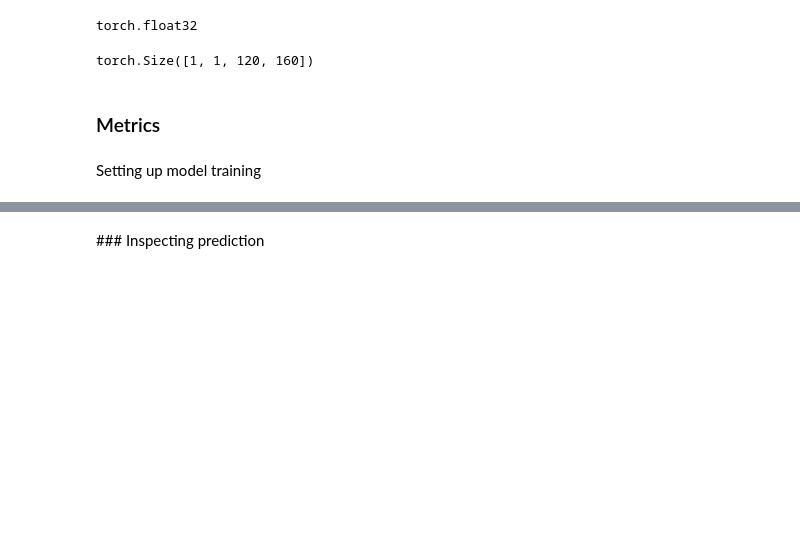
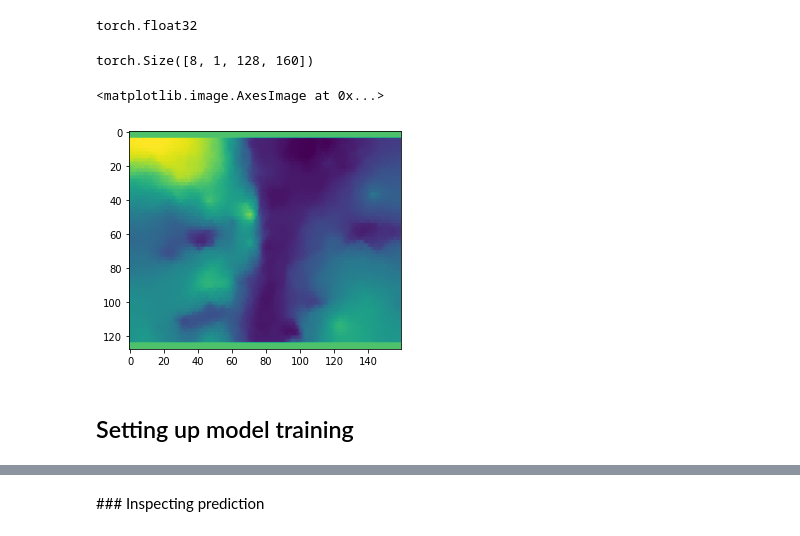
Before and after one commit to sofstef/tree-segmentation, a Jupyter notebook: notebooks/exploratory/2.0_ss_model.ipynb, the cells around one changed output, grey strips where cells are left out. Saved outputs shown, nothing was run; the diff lists cells and outputs as text; code cells hidden in the pictures; blank space fills up the shorter version.

```diff
--- a/notebooks/exploratory/2.0_ss_model.ipynb
+++ b/notebooks/exploratory/2.0_ss_model.ipynb
@@ -46,9 +58,12 @@ from src.evaluation import LogPredictionSamplesCallback
 # %%
 dm = TreeDataModule(
-    data_dir="data/debug_depth/",
-    target_dir="data/debug_segment/",
-    batch_size=1,
+    data_dir="data/train/samples/",
+    target_dir="data/train/segments/",
+    test_data_dir="data/test/samples",
+    test_target_dir="data/test/segments/",
+    batch_size=8,
     num_workers=0,
+    drop_last_batch=True,
 )
 # %%
 dm.setup(stage="fit")
@@ -65,6 +84,4 @@ torch.float32
 # %%
 image.shape
 # %% [output]
-torch.Size([1, 1, 120, 160])
+torch.Size([8, 1, 128, 160])
-# %% [markdown]
-### Metrics
@@ -76,3 +88,8 @@ b = (torch.rand(torch.Size([1, 120, 160])) > 0.5).int()
+# %%
+plt.imshow(torch.squeeze(image[0, :, :, :]))
+# %% [output]
+<matplotlib.image.AxesImage at 0x...>
+[figure, added]
 # %% [markdown]
-Setting up model training
+## Setting up model training
 # %%
```
Also changed, not shown: parts of 33 cells of this notebook, 5 other files.
